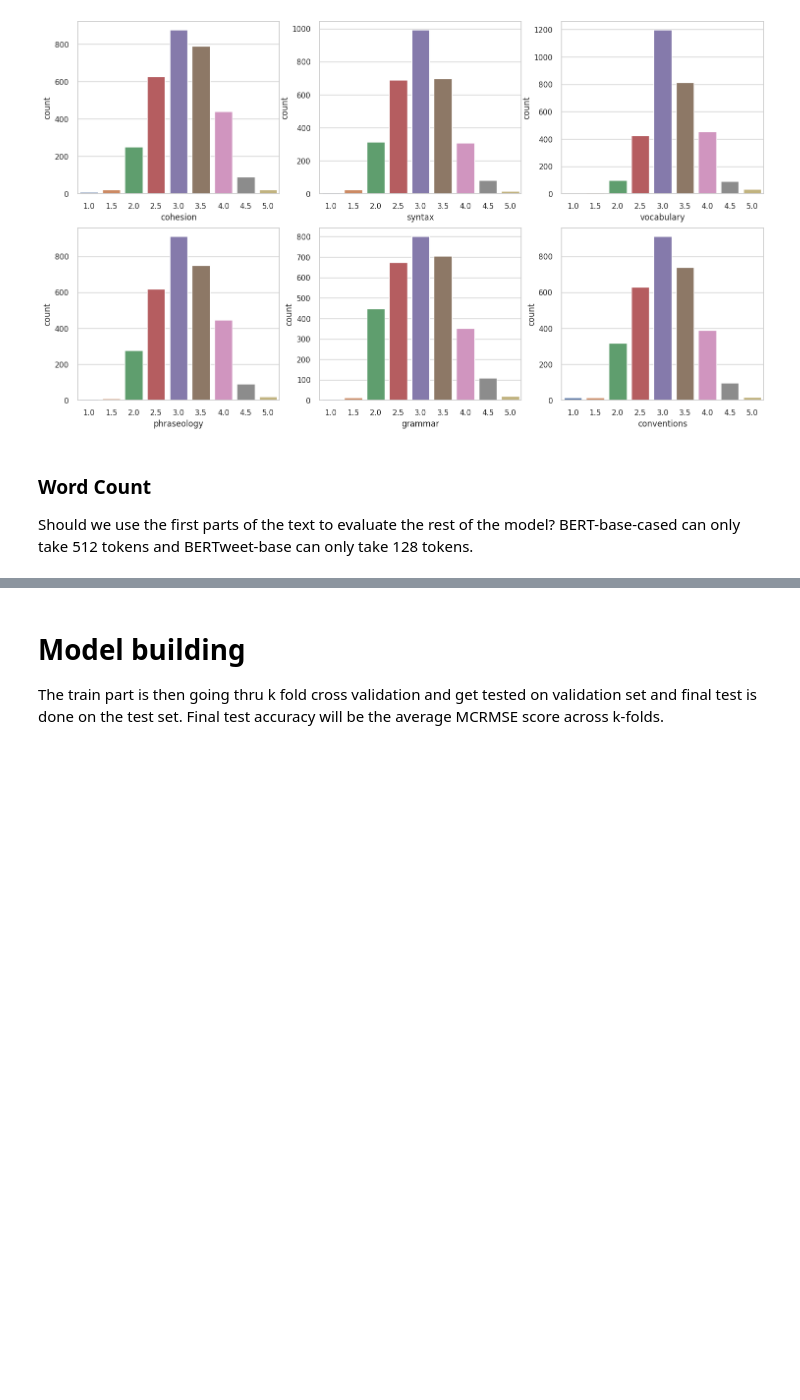
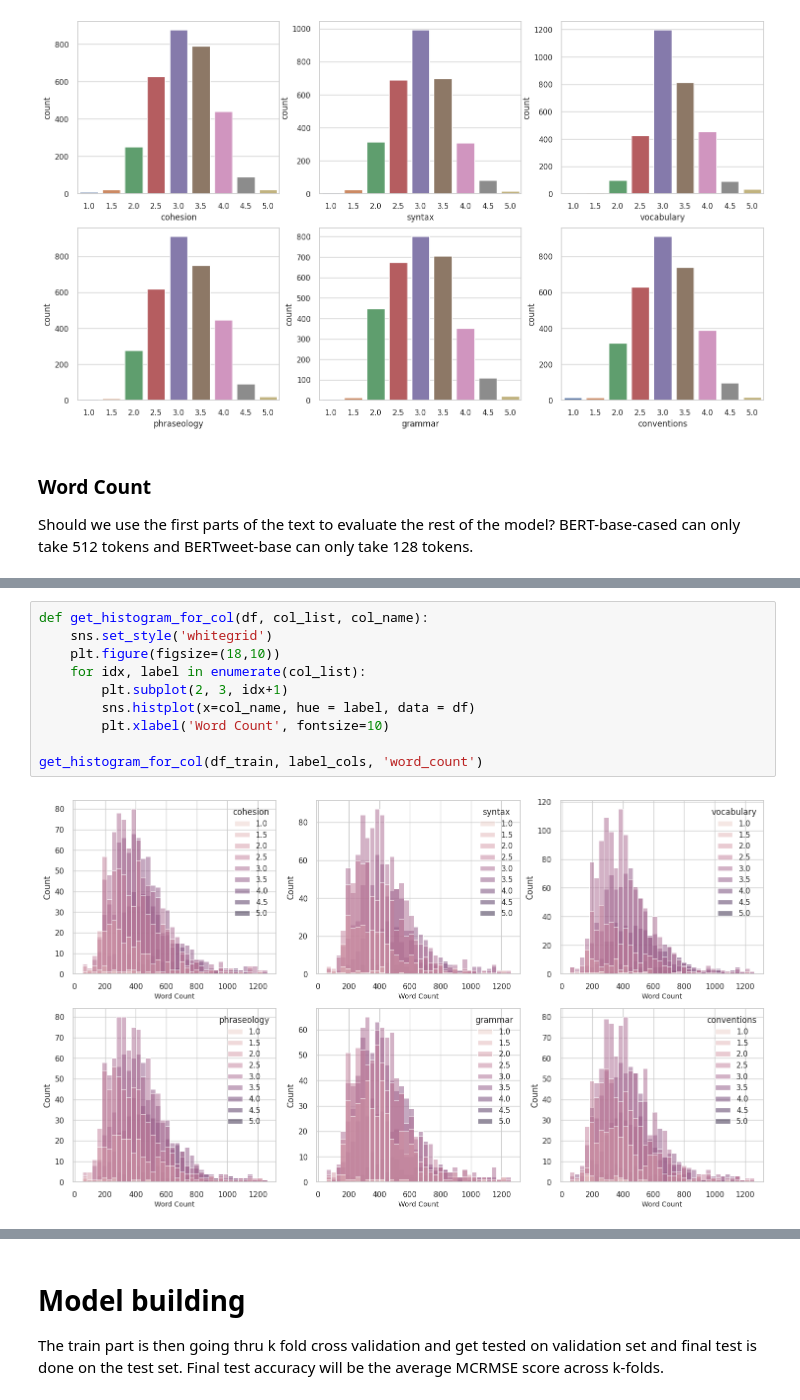
Before and after one commit to srilamaiti/spring_2023_w266_final_project_heesuk_iris_srila, a Jupyter notebook: W266_essay_evaluation_final.ipynb, the cells around one changed output, grey strips where cells are left out. Cells and saved outputs as stored; diff of their text form; blank space fills up the shorter version.

```diff
--- a/W266_essay_evaluation_final.ipynb
+++ b/W266_essay_evaluation_final.ipynb
@@ -555,0 +610,12 @@ plt.show()
+# %%
+def get_histogram_for_col(df, col_list, col_name):
+    sns.set_style('whitegrid')
+    plt.figure(figsize=(18,10))
+    for idx, label in enumerate(col_list):
+        plt.subplot(2, 3, idx+1)
+        sns.histplot(x=col_name, hue = label, data = df)
+        plt.xlabel('Word Count', fontsize=10)
+
+get_histogram_for_col(df_train, label_cols, 'word_count')
+# %% [output]
+[figure, added]
```
Also changed, not shown: parts of 8 cells of this notebook.
